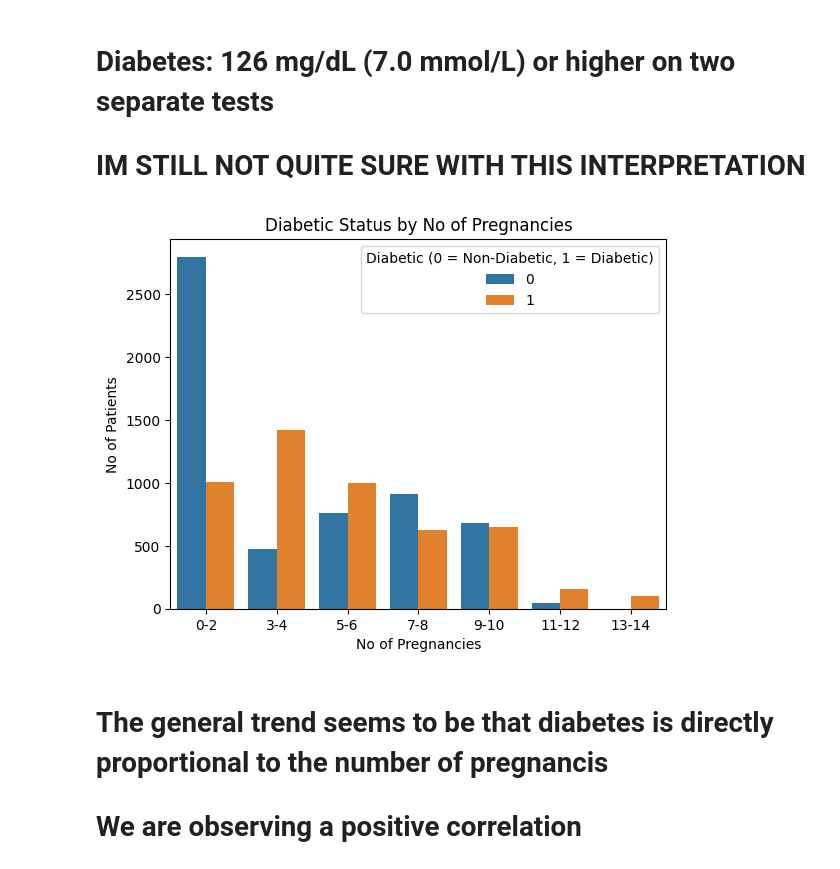
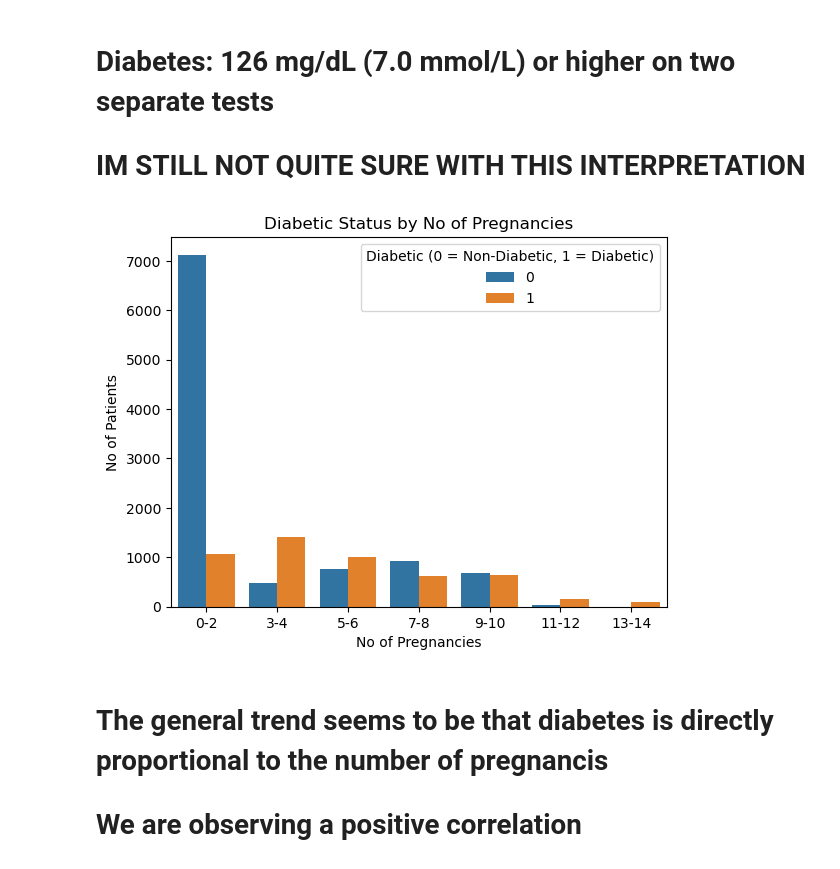
Before and after one commit to DSTI-MLPR/ML-Project, a Jupyter notebook: project_analysis.ipynb, the cells around one changed output. Drawn from its saved outputs; the diff is of its cells as text; code cells hidden in the pictures.

```diff
--- a/project_analysis.ipynb
+++ b/project_analysis.ipynb
@@ -4,7 +4,7 @@ import pandas as pd
 import matplotlib.pyplot as plt
 import seaborn as sns
 # %%
-df = pd.read_csv("TAIPEI_diabetes_Copy.csv",sep=",",index_col="PatientNo")
+df = pd.read_csv("TAIPEI_diabetes.csv",sep=",")
 # %%
 df.head(10)
 # %% [output]
@@ -150,19 +149,20 @@ plt.show()
 # %%
 
 # Create Pregnancies bins
 bins = [0, 2, 4, 6, 8, 10, 12, 14]  # Define Pregnancies ranges
 labels = ['0-2', '3-4', '5-6', '7-8', '9-10', '11-12', '13-14']
-df['NoPregnancies'] = pd.cut(df['Pregnancies'], bins=bins, labels=labels)
+df['NoPregnancies'] = pd.cut(df['Pregnancies'], bins=bins, labels=labels, include_lowest=True)
+
 
 # Plot the count plot with hue
 sns.countplot(data=df, x='NoPregnancies', hue='Diabetic')
 plt.title('Diabetic Status by No of Pregnancies')
 plt.xlabel('No of Pregnancies')
 plt.ylabel('No of Patients')
 plt.legend(title='Diabetic (0 = Non-Diabetic, 1 = Diabetic)')
 plt.show()
 # %% [output]
-[figure, old version]
+[figure, new version]
 # %% [markdown]
 # The general trend seems to be that diabetes is directly proportional to the number of pregnancis
 # We are observing a positive correlation
```
Also changed, not shown: parts of 25 cells of this notebook, 1 other file.
